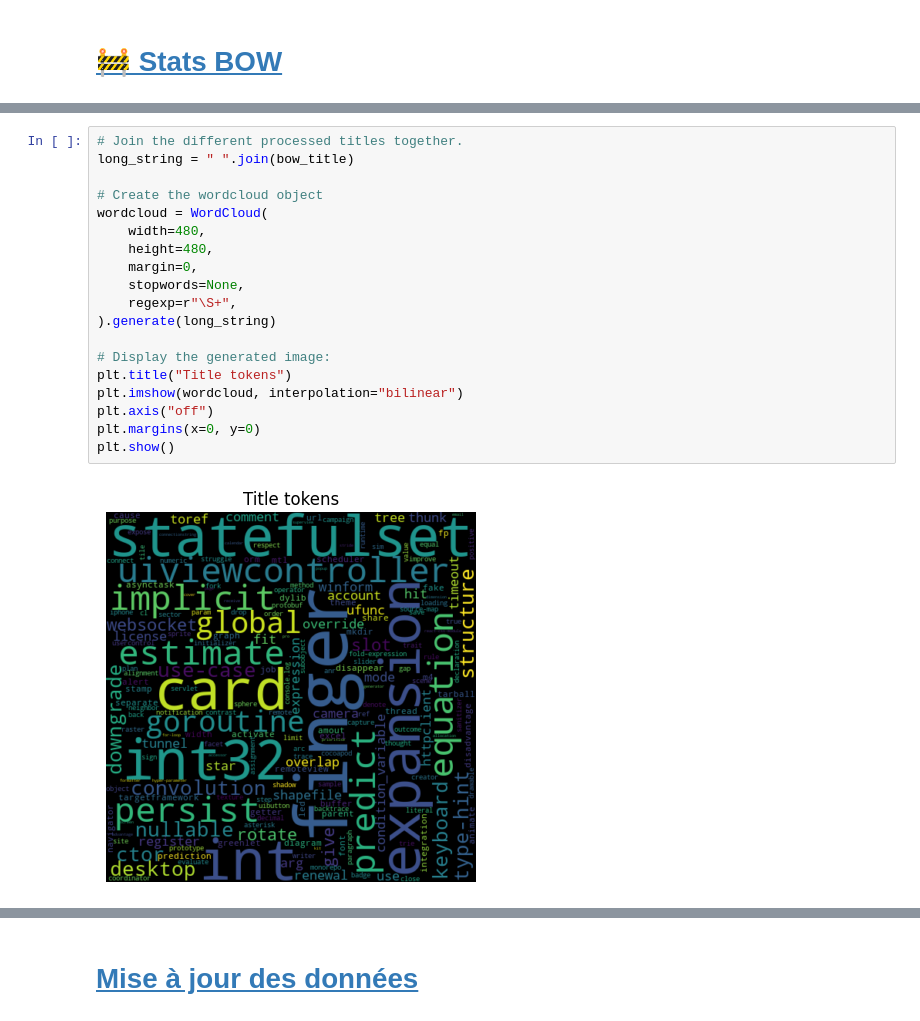
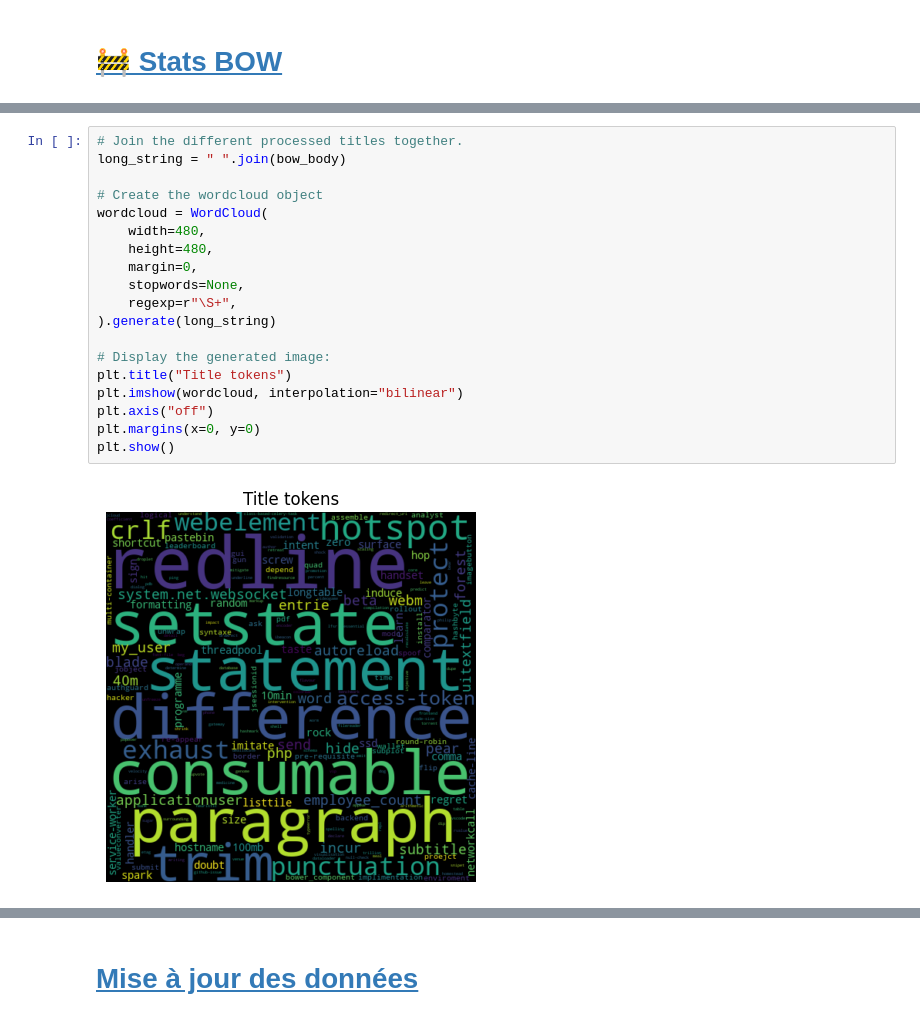
Before and after one commit to sycod/OC_P5_SoF, a Jupyter notebook: 1_EDA.ipynb, the cells around one changed output, grey strips where cells are left out. Drawn from its saved outputs; the diff is of its cells as text.

```diff
--- a/1_EDA.ipynb
+++ b/1_EDA.ipynb
@@ -477,24 +556,24 @@ wordcloud.words_
 # %%
 # Join the different processed titles together.
-long_string = " ".join(bow_title)
+long_string = " ".join(bow_body)
 
 # Create the wordcloud object
 wordcloud = WordCloud(
     width=480,
     height=480,
     margin=0,
     stopwords=None,
     regexp=r"\S+",
 ).generate(long_string)
 
 # Display the generated image:
 plt.title("Title tokens")
 plt.imshow(wordcloud, interpolation="bilinear")
 plt.axis("off")
 plt.margins(x=0, y=0)
 plt.show()
 # %% [output]
-[figure, old version]
+[figure, new version]
 # %%
 wordcloud.words_
 # %% [output]
```
Also changed, not shown: parts of 24 cells of this notebook, 2 other files.
